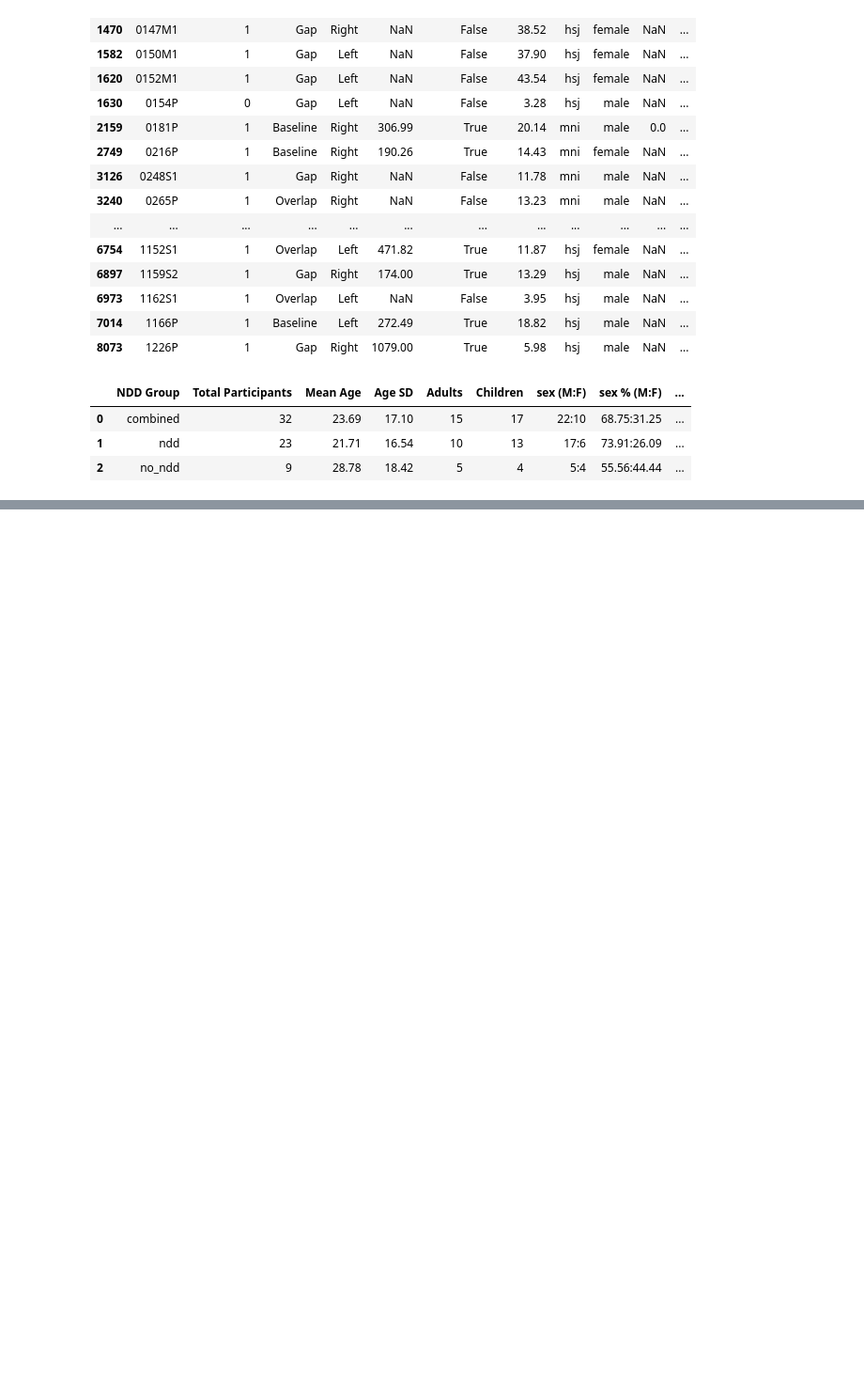
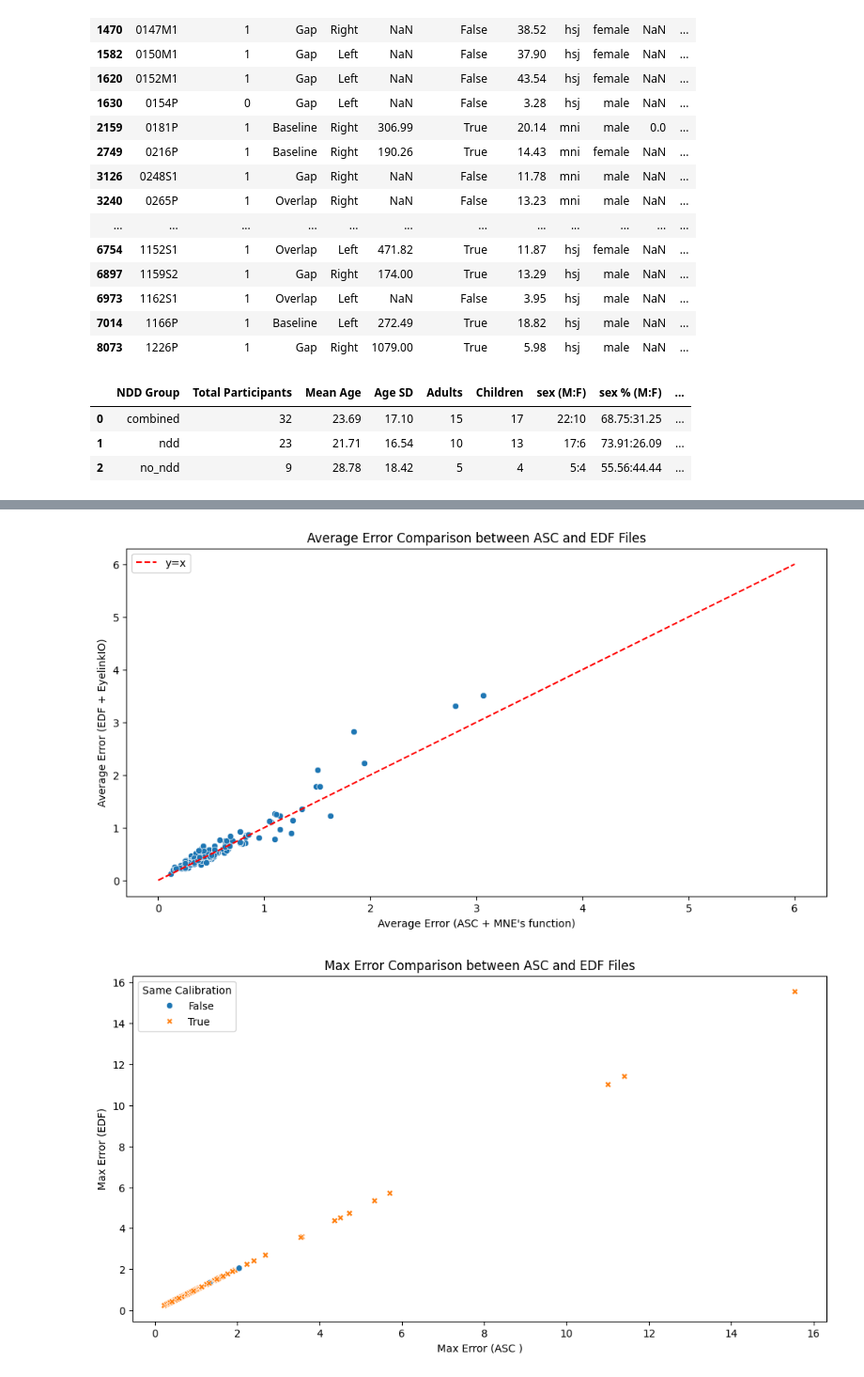
Before and after one commit to gabrielblancogomez/q1k_neurosubs, a Jupyter notebook: code/et/2_gap_et_preprocessing.ipynb, the cells around one changed output, grey strips where cells are left out. Shown at 94% size. Saved outputs shown, nothing was run; the diff lists cells and outputs as text; code cells hidden in the pictures; blank space fills up the shorter version.

```diff
--- a/code/et/2_gap_et_preprocessing.ipynb
+++ b/code/et/2_gap_et_preprocessing.ipynb
@@ -613,0 +517,6 @@ Number of calibrations for subject 1052F1: 1
+# %%
+calibration_df_edf
+
+# Rename quality to calibration_quality
+calibration_df_edf.rename(columns={"quality": "calibration_quality"}, inplace=True)
+calibration_df_edf
@@ -867,0 +799,3 @@ doc.save(f"C:/Users/gabot/OneDrive - McGill University/Desktop/github_repos/q1k_
+# %%
+# Run test
+run_test = True
@@ -867,0 +906,44 @@ doc.save(f"C:/Users/gabot/OneDrive - McGill University/Desktop/github_repos/q1k_
+# %%
+if run_test:
+    # Merge with the calibration_df_asc and then compare the two dataframes if they are the same
+    calibration_df_merged = pd.merge(calibration_df_asc, calibration_df_edf, on="subject", suffixes=("_asc", "_edf"))
+    # Check if the two dataframes are the same
+    calibration_df_merged["same_calibration"] = (
+        (calibration_df_merged["calibration_quality_asc"] == calibration_df_merged["calibration_quality_edf"])
+    )
+
+
+    # Remove subject with average error higher than 6
+    calibration_df_merged = calibration_df_merged[calibration_df_merged["last_avg_error"] < 6]
+    calibration_df_merged = calibration_df_merged[calibration_df_merged["avg_error"] < 6]
+    # Plot average error and max error for both asc and edf files
+    plt.figure(figsize=(12, 6))
+    sns.scatterplot(data=calibration_df_merged, x="last_avg_error", y="avg_error")
+    plt.title("Average Error Comparison between ASC and EDF Files")
+    plt.xlabel("Average Error (ASC + MNE's function)")
+    plt.ylabel("Average Error (EDF + EyelinkIO)")
+    plt.legend(title="Same Calibration")
+    # Plot diagnonal line for both plots
+    x = np.linspace(0, 6, 100)
+    plt.plot(x, x, color='red', linestyle='--', label='y=x')
+    plt.legend()
+
+    # Plot largest max error for both asc and edf files
+    plt.figure(figsize=(12, 6))
+    sns.scatterplot(data=calibration_df_merged, x="last_max_error", y="max_error", hue="same_calibration", style="same_calibration")
+    plt.title("Max Error Comparison between ASC and EDF Files")
+    plt.xlabel("Max Error (ASC )")
+    plt.ylabel("Max Error (EDF)")
+    plt.legend(title="Same Calibration")
+    # Show legend
+    plt.legend(title="Same Calibration")
+    # Show the plot
+    plt.show()
+
+
+
+else:
+    print("Skipping ASC calibration processing test.")
+# %% [output]
+[figure, added]
+[figure, added]
```
Also changed, not shown: parts of 21 cells of this notebook, 2 other files.
